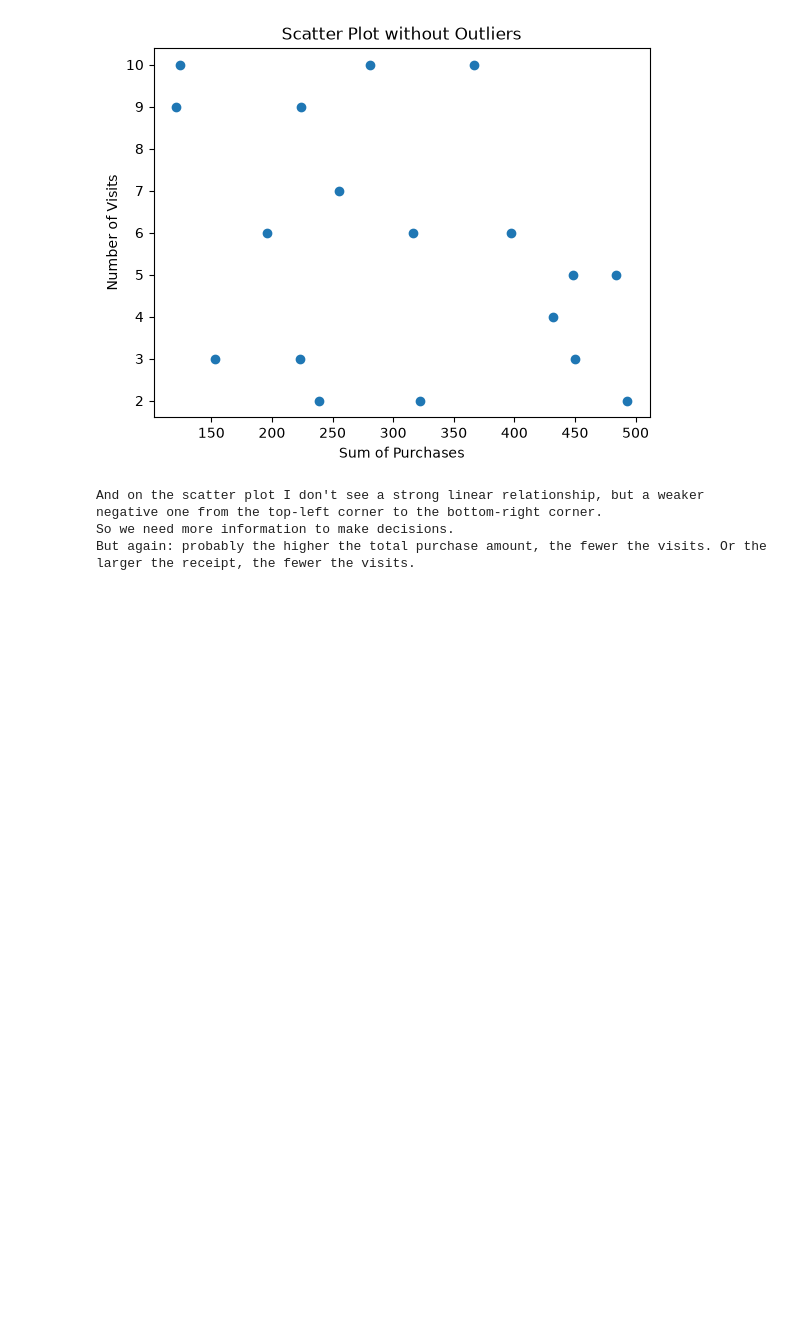
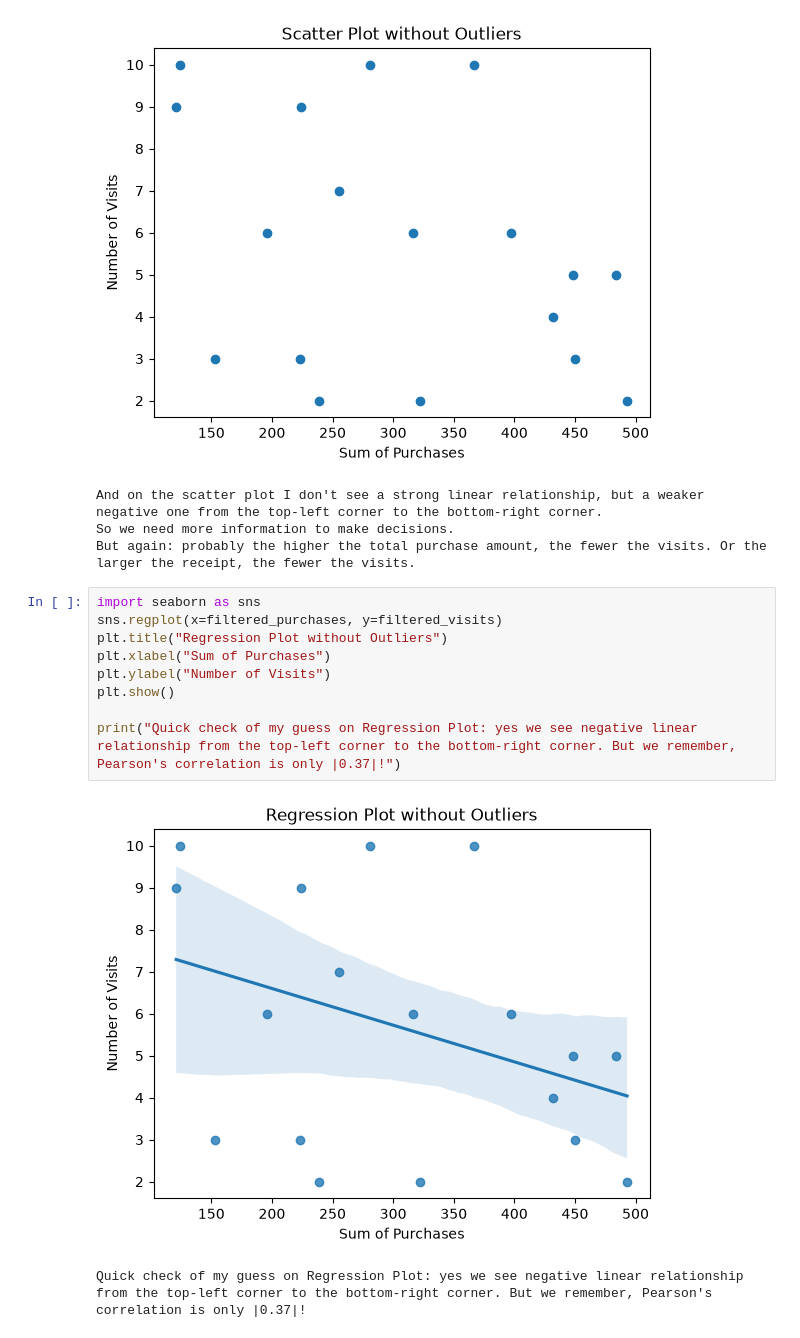
Before and after one commit to helenachaykawb-ux/ds_homeworks, a Jupyter notebook: HW 1.1 Основи статистики.ipynb, the cells around one changed output. Drawn from its saved outputs; the diff is of its cells as text; blank space fills up the shorter version.

Commit message:
commit HW1.1 check Regression Plot

```diff
--- a/HW 1.1 Основи статистики.ipynb
+++ b/HW 1.1 Основи статистики.ipynb
@@ -207,3 +204,15 @@ print(f"And on the scatter plot I don't see a strong linear relationship, but a
 And on the scatter plot I don't see a strong linear relationship, but a weaker negative one from the top-left corner to the bottom-right corner.
 So we need more information to make decisions.
 But again: probably the higher the total purchase amount, the fewer the visits. Or the larger the receipt, the fewer the visits.
+# %%
+import seaborn as sns
+sns.regplot(x=filtered_purchases, y=filtered_visits)
+plt.title("Regression Plot without Outliers")
+plt.xlabel("Sum of Purchases")
+plt.ylabel("Number of Visits")
+plt.show()
+
+print("Quick check of my guess on Regression Plot: yes we see negative linear relationship from the top-left corner to the bottom-right corner. But we remember, Pearson's correlation is only |0.37|!")
+# %% [output]
+[figure, added]
+Quick check of my guess on Regression Plot: yes we see negative linear relationship from the top-left corner to the bottom-right corner. But we remember, Pearson's correlation is only |0.37|!
```
Also changed, not shown: parts of 1 cell of this notebook.
